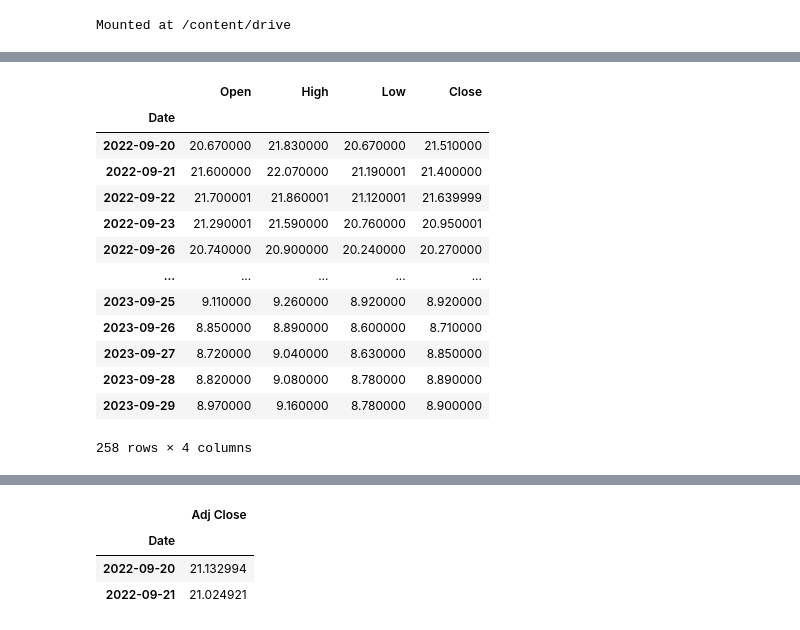
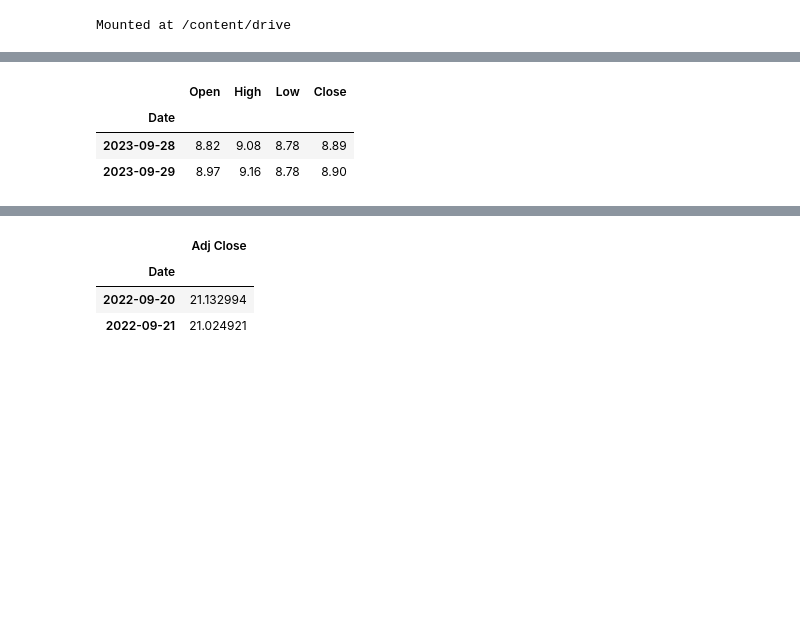
Before and after one commit to facklen/python_para_investimentos, a Jupyter notebook: Análise_Opção_CRFB3V1.ipynb, the cells around one changed output, grey strips where cells are left out. Drawn from its saved outputs; the diff is of its cells as text; code cells hidden in the pictures; blank space fills up the shorter version.

```diff
--- a/Análise_Opção_CRFB3V1.ipynb
+++ b/Análise_Opção_CRFB3V1.ipynb
@@ -48,19 +51,11 @@ Ativo
 258 rows × 6 columns
 # %%
 ohlc = Ativo.loc[:, ['Open', 'High', 'Low', 'Close']]
-ohlc
+ohlc.shape
+ohlc.head(2)
+ohlc.tail(2)
 # %% [output]
 |  | Open | High | Low | Close |
 | Date |  |  |  |  |
-| 2022-09-20 | 20.670000 | 21.830000 | 20.670000 | 21.510000 |
-| 2022-09-21 | 21.600000 | 22.070000 | 21.190001 | 21.400000 |
-| 2022-09-22 | 21.700001 | 21.860001 | 21.120001 | 21.639999 |
-| 2022-09-23 | 21.290001 | 21.590000 | 20.760000 | 20.950001 |
-| 2022-09-26 | 20.740000 | 20.900000 | 20.240000 | 20.270000 |
-| ... | ... | ... | ... | ... |
-| 2023-09-25 | 9.110000 | 9.260000 | 8.920000 | 8.920000 |
-| 2023-09-26 | 8.850000 | 8.890000 | 8.600000 | 8.710000 |
-| 2023-09-27 | 8.720000 | 9.040000 | 8.630000 | 8.850000 |
-| 2023-09-28 | 8.820000 | 9.080000 | 8.780000 | 8.890000 |
-| 2023-09-29 | 8.970000 | 9.160000 | 8.780000 | 8.900000 |
+| 2023-09-28 | 8.82 | 9.08 | 8.78 | 8.89 |
+| 2023-09-29 | 8.97 | 9.16 | 8.78 | 8.90 |
-258 rows × 4 columns
```
Also changed, not shown: parts of 9 cells of this notebook.
